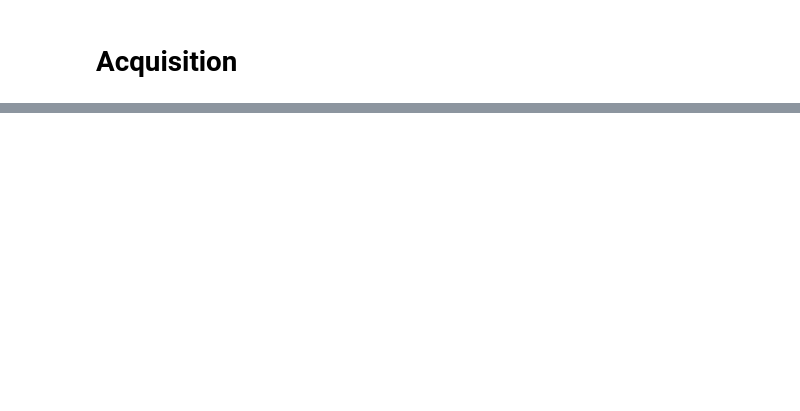
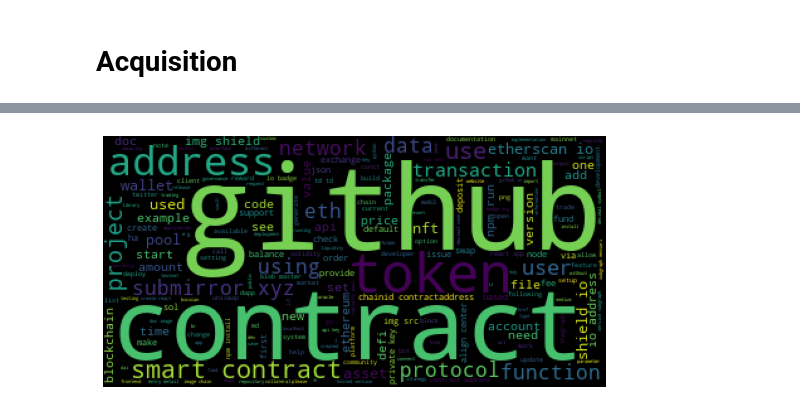
Before and after one commit to tim-keriazes/github-web-scraping-NLP-project, a Jupyter notebook: Luis_working_notebook.ipynb, the cells around one changed output, grey strips where cells are left out. Cells and saved outputs as stored; diff of their text form; code cells hidden in the pictures; blank space fills up the shorter version.

```diff
--- a/Luis_working_notebook.ipynb
+++ b/Luis_working_notebook.ipynb
@@ -343,0 +786,3 @@ if __name__ == '__main__':
+# %%
+# Removing languages not kept
+df = df[df.language.isin(remaining_languages)]
@@ -343,0 +802,2 @@ if __name__ == '__main__':
+# %%
+df['readme_contents'] =  df['readme_contents'].astype('string')
@@ -343,0 +824,3 @@ if __name__ == '__main__':
+# %%
+# Dropping 1 null in README_contents.
+df = df.dropna()
@@ -343,0 +834,5 @@ if __name__ == '__main__':
+# %%
+df['readme_contents'] = df['readme_contents'].map(lambda x: basic_clean(x))
+df['readme_contents'] = df['readme_contents'].map(lambda x: tokenize(x))
+df['stemmed'] = df['readme_contents'].map(lambda x: stem(x))
+df['lemma'] = df['readme_contents'].map(lambda x: lemmatize(x))
@@ -343,0 +1003,17 @@ if __name__ == '__main__':
+# %%
+from wordcloud import WordCloud
+import numpy as np
+
+%matplotlib inline
+import matplotlib.pyplot as plt
+import seaborn as sns
+
+
+wc = WordCloud(background_color='black', contour_width=2, contour_color='white')
+wc.generate(' '.join(df.lemma))
+plt.figure(figsize=[9,9])
+plt.imshow(wc)
+plt.axis("off")
+plt.show()
+# %% [output]
+[figure, added]
```
Also changed, not shown: parts of 72 cells of this notebook, 1 other file.
